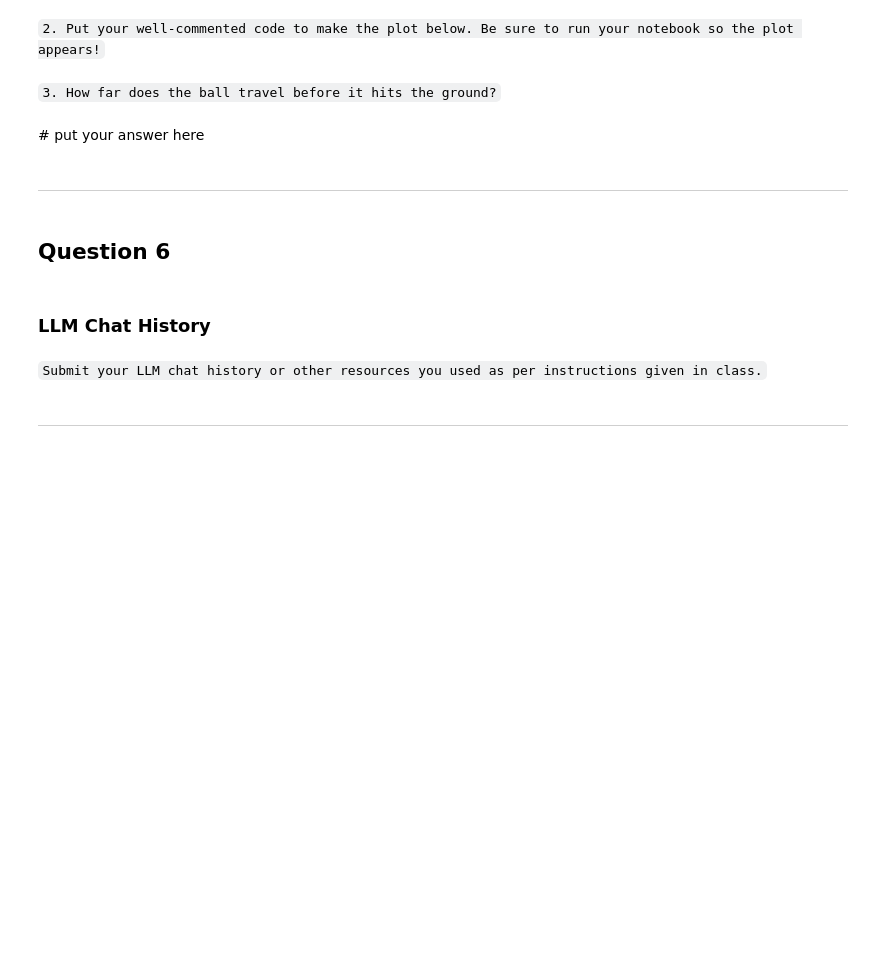
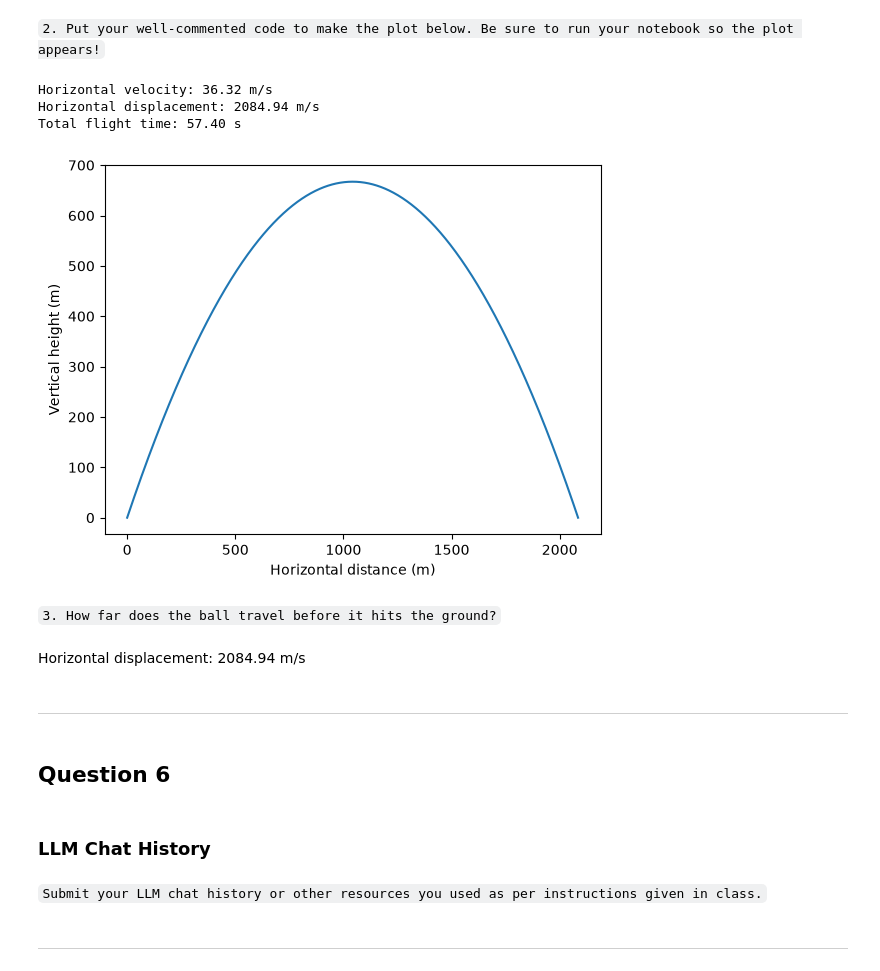
Before and after one commit to McPetane-Jr/PRACTICALS, a Jupyter notebook: Computational Physics/Week 8/4503127_prac3.ipynb, the cells around one changed output. Saved outputs shown, nothing was run; the diff lists cells and outputs as text; code cells hidden in the pictures; blank space fills up the shorter version.

```diff
--- a/Computational Physics/Week 8/4503127_prac3.ipynb
+++ b/Computational Physics/Week 8/4503127_prac3.ipynb
@@ -325,11 +349,74 @@ Since the advertised value of $30\text{ N/m}$ lies outside this experimental int
 # %% [markdown]
 `2. Put your well-commented code to make the plot below. Be sure to run your notebook so the plot appears!`
 # %%
-# Put your code here
+#=========DATA=================
+v_i = 59 # m/s
+angle = 52 # deg
+g_moon= 1.62 # m/s*s
+
+def rad(degrees):
+    """
+    Convert degrees to radians.
+
+    Parameters:
+    degrees (float): Angle in degrees.
+
+    Returns:
+    float: Angle in radians.
+    """
+    return degrees * (np.pi / 180)  # Conversion formula
+
+def t(u_y, g):
+    """
+    Calculate the final time of an object in free fall.
+    Since the vertical displacement is 0, we have:
+    0= ut + gtt/2
+    which is
+    gt=-2u
+    meaning
+    t=|2u/g|
+
+    Parameters:
+    u_y (float): Initial velocity in m/s.
+    g (float): Acceleration due to gravity in m/s^2.
+    """
+    return abs(2*u_y/g)
+
+
+
+# components
+v_yi = v_i * np.sin(rad(angle))
+v_xi = v_i * np.cos(rad(angle))
+
+# time
+t=t(v_yi, g_moon)
+
+#100 time steps
+t_n = np.linspace(0, t, 1000)
+
+# d = vt
+x = v_xi*t_n
+y = v_yi*t_n - 0.5*(g_moon*(t_n**2))
+
+plt.plot(x, y, label="Ball trajectory")
+
+# Label the axes and add a title
+plt.xlabel("Horizontal distance (m)")
+plt.ylabel("Vertical height (m)")
+
+#==========Results===================
+print(f"Horizontal velocity: {v_xi:.2f} m/s")
+print(f"Horizontal displacement: {v_xi*t:.2f} m/s")
+print(f"Total flight time: {t:.2f} s")
+# %% [output]
+Horizontal velocity: 36.32 m/s
+Horizontal displacement: 2084.94 m/s
+Total flight time: 57.40 s
+[figure, added]
 # %% [markdown]
 `3. How far does the ball travel before it hits the ground?`
 # %% [markdown]
-\# put your answer here
+Horizontal displacement: 2084.94 m/s
 # %% [markdown]
 ----------------------------
 # %% [markdown]
```
Also changed, not shown: parts of 1 cell of this notebook.
